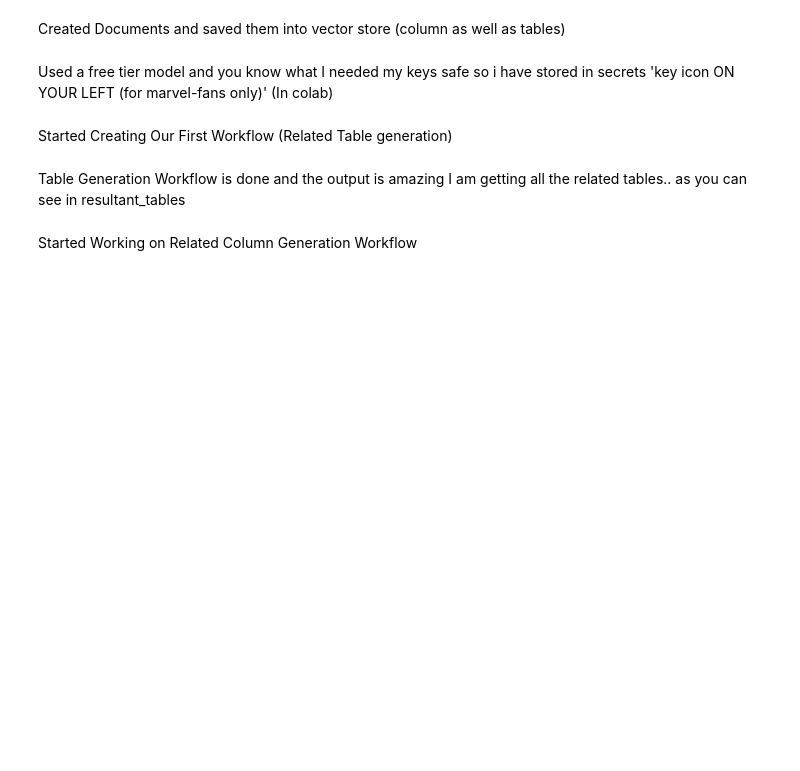
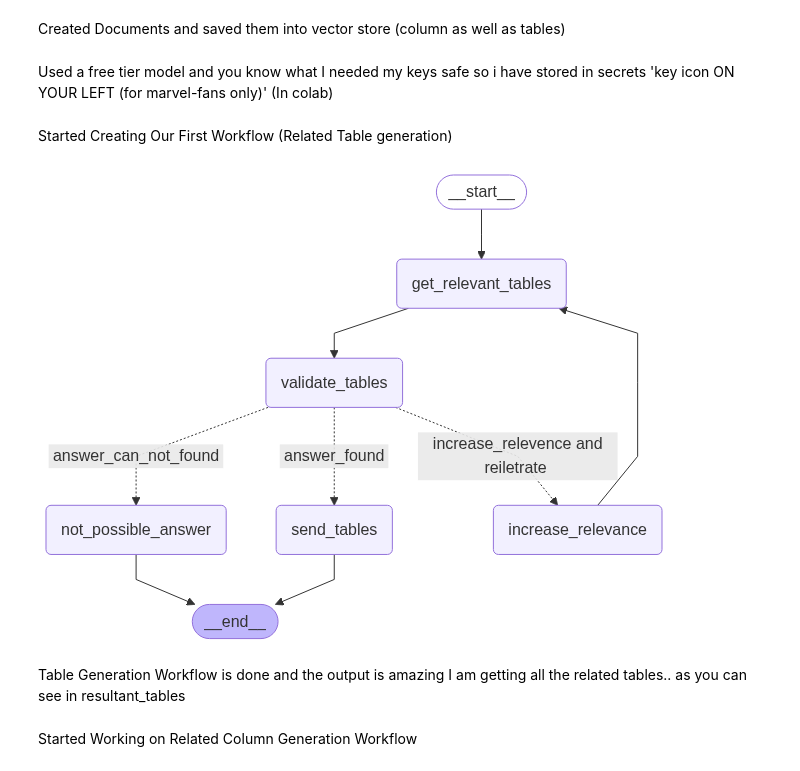
Before and after one commit to gitclub-data/Agentic-AI, a Jupyter notebook: Natual_language_Query_Answers_From_Database.ipynb, the cells around one changed output. Cells and saved outputs as stored; diff of their text form; code cells hidden in the pictures; blank space fills up the shorter version.

```diff
--- a/Natual_language_Query_Answers_From_Database.ipynb
+++ b/Natual_language_Query_Answers_From_Database.ipynb
@@ -675,3 +665,8 @@ display(Image(filename=graph_path))
+# %%
+from IPython.display import Image, display
+display(Image("_table_gen_agent_graph.png"))
+# %% [output]
+[figure, added]
 # %%
 for step in table_gen_agent.stream(
     {"question": "tell me 5 most likeable movies by our young users?", "relevant_tables": 1, "vectorstore": vector_store}, stream_mode="updates"
```
Also changed, not shown: parts of 11 cells of this notebook.
